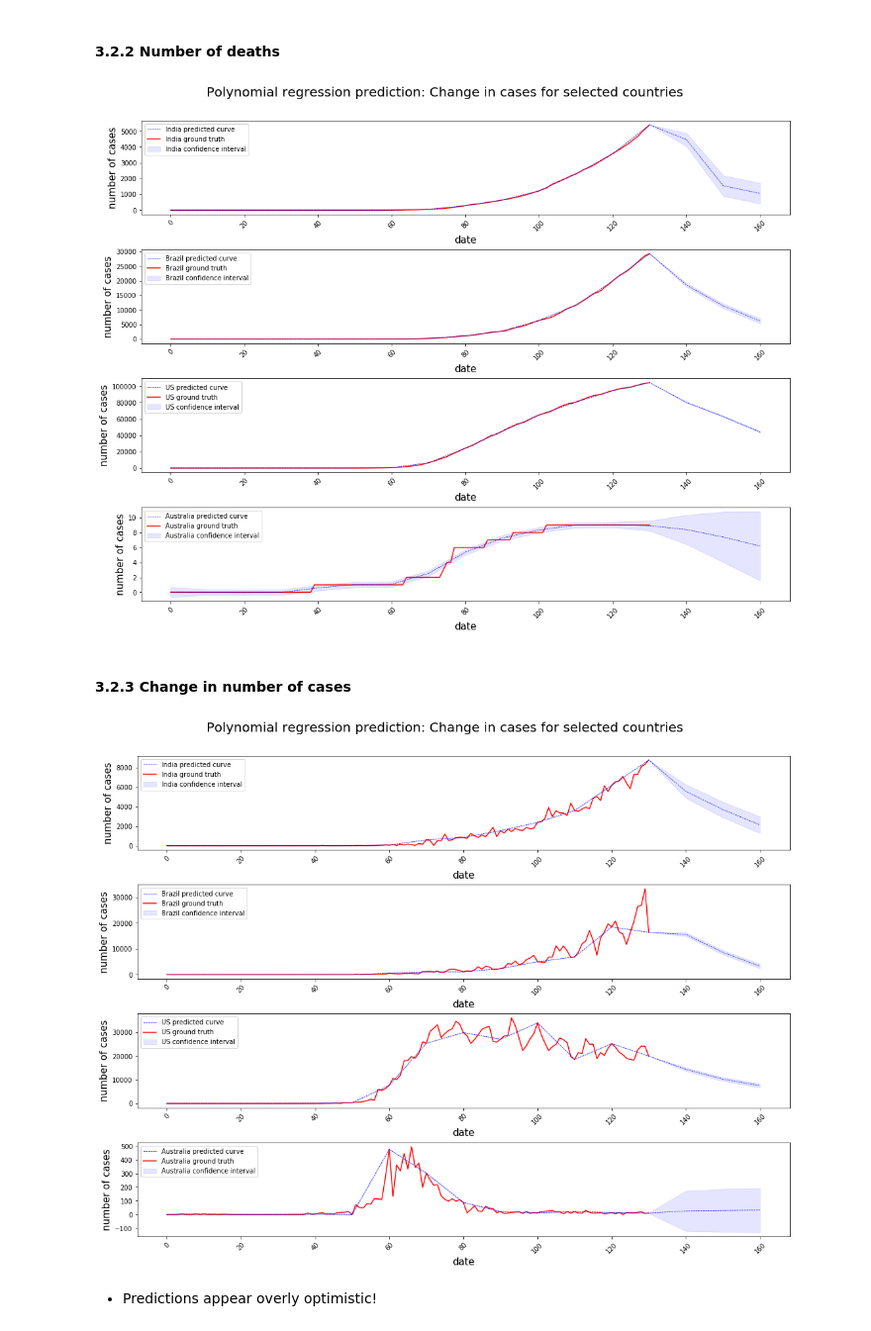
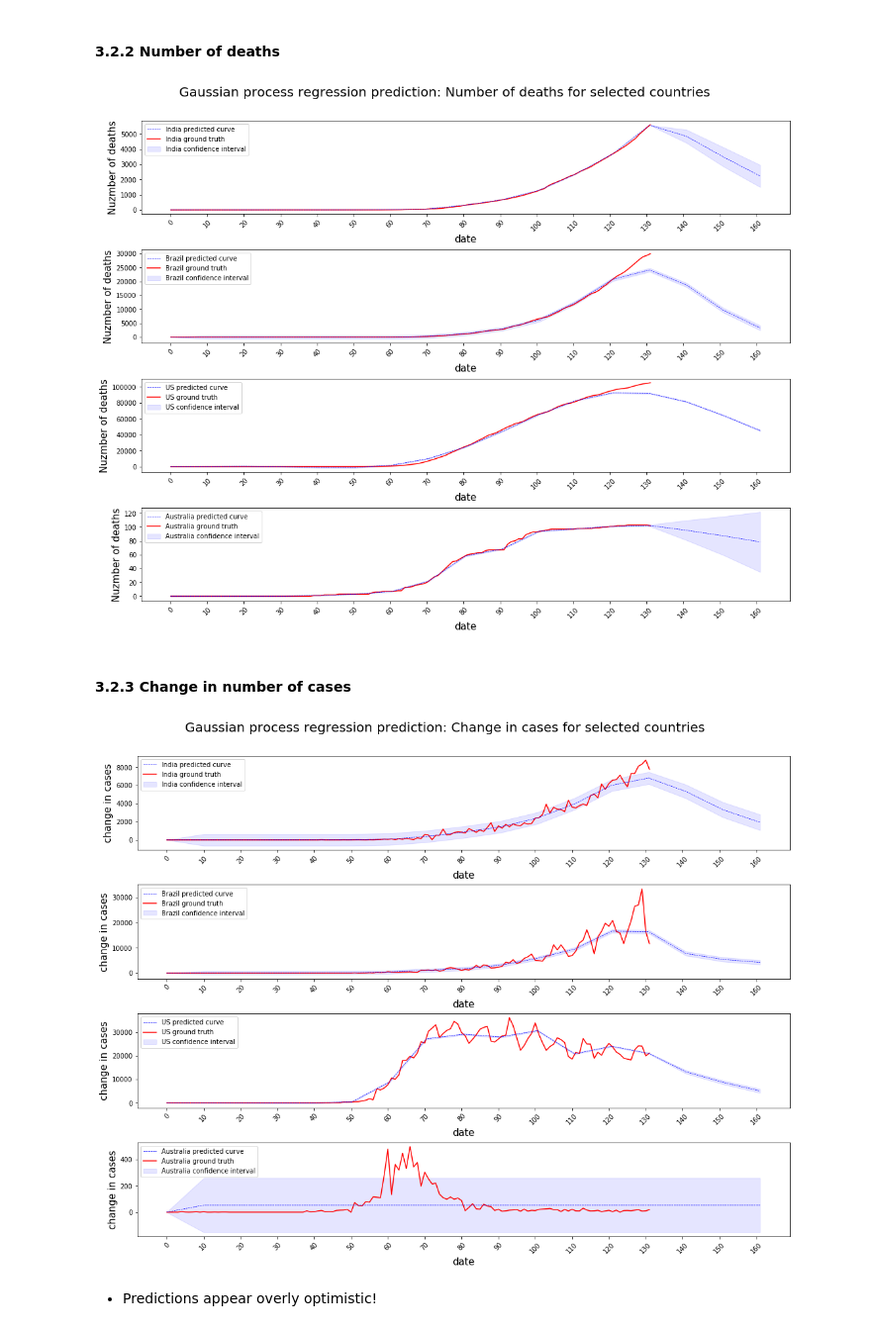
Before and after one commit to j-greggazz/Kaggle, a Jupyter notebook: covid_19/notebooks/Covid 19 comparisons & predictions for selected countries.ipynb, the cells around one changed output. Shown at 99% size. Drawn from its saved outputs; the diff is of its cells as text; code cells hidden in the pictures.

```diff
--- a/covid_19/notebooks/Covid 19 comparisons & predictions for selected countries.ipynb
+++ b/covid_19/notebooks/Covid 19 comparisons & predictions for selected countries.ipynb
@@ -448,7 +451,7 @@ def plotGaussPredictions(df, labels, countryList, pred_window, alphaNoise, kerne
         plt.xticks(rotation=45)
         plt.xlabel("date", size = 15)
         loc = plticker.MultipleLocator(base=10.0) # this locator puts ticks at regular intervals
-        axi.xaxis.set_major_locator(loc)
+        ax.xaxis.set_major_locator(loc)
         plt.ylabel(labels[0], size = 15)
         #plt.title(region, size = 20)
         plt.legend(loc = "upper left")
@@ -457,6 +460,9 @@ def plotGaussPredictions(df, labels, countryList, pred_window, alphaNoise, kerne
     plt.suptitle(labels[1] + " for selected countries", size = 20)
     plt.tight_layout()
     plt.subplots_adjust(left=None, bottom=None, right=None, top=0.92, wspace=None, hspace=None)
+
+def rmsle(ytrue, ypred):
+    return np.sqrt(mean_squared_log_error(ytrue, ypred))
 # %% [markdown]
 #### 1. Update Datasets
 - Run below cell once
@@ -710,8 +718,8 @@ ConstantKernel(10.) * RationalQuadratic(length_scale=100., alpha=0.1),
 ConstantKernel(10.) * RationalQuadratic(alpha=0.1, length_scale=100) + ConstantKernel(10.)* ExpSineSquared(length_scale=0.01, periodicity=1001, length_scale_bounds=(0.00001, 1), periodicity_bounds=(1000, 100000))
 ]
 alphaNoise = 0.5
-
-#gpm = GaussianProcessRegressor(kernel=kk, n_restarts_optimizer=3, alpha=alphaNoise)
+countryList = ['India', 'Brazil', 'US', 'Australia']
+labels = ['number of cases', 'Gaussian process regression prediction: Number of cases']
 prediction_window = 30
 kernel = kernels[1]
 filtering = False
@@ -732,7 +740,7 @@ ConstantKernel(10.) * RationalQuadratic(length_scale=100., alpha=0.1),
 ConstantKernel(10.) * RationalQuadratic(alpha=0.1, length_scale=100) + ConstantKernel(10.)* ExpSineSquared(length_scale=0.01, periodicity=1001, length_scale_bounds=(0.00001, 1), periodicity_bounds=(1000, 100000))
 ]
 alphaNoise = 0.5
-
+labels = ['Nuzmber of deaths', 'Gaussian process regression prediction: Number of deaths']
 #gpm = GaussianProcessRegressor(kernel=kk, n_restarts_optimizer=3, alpha=alphaNoise)
 prediction_window = 30
 kernel = kernels[1]
@@ -743,29 +751,29 @@ cutoff = 0.25
 filterInputs = [filtering, Ts, order, cutoff]
 plotGaussPredictions(deaths_df, labels, countryList, prediction_window, alphaNoise, kernel, filterInputs)
 # %% [output]
-[figure, old version]
+[figure, new version]
 # %% [markdown]
 #### 3.2.3 Change in number of cases
 # %%
 kernels = [
 # 0: Simple Kernel
 ConstantKernel(10.) * RationalQuadratic(length_scale=100., alpha=0.1),
 # 1: Simulate some noise with the high frequency oscillations of the ExpSineSquared kernel
 ConstantKernel(10.) * RationalQuadratic(alpha=0.1, length_scale=100) + ConstantKernel(10.)* ExpSineSquared(length_scale=0.01, periodicity=1001, length_scale_bounds=(0.00001, 1), periodicity_bounds=(1000, 100000))
 ]
 alphaNoise = 0.5
-
+labels = ['change in cases', 'Gaussian process regression prediction: Change in cases']
 #gpm = GaussianProcessRegressor(kernel=kk, n_restarts_optimizer=3, alpha=alphaNoise)
 prediction_window = 30
 kernel = kernels[1]
 filtering = False
 Ts = 1
 order = 6
 cutoff = 0.25
 filterInputs = [filtering, Ts, order, cutoff]
 plotGaussPredictions(changes_conf_df, labels, countryList, prediction_window, alphaNoise, kernel, filterInputs)
 # %% [output]
-[figure, old version]
+[figure, new version]
 # %% [markdown]
 - Predictions appear overly optimistic!
 # %% [markdown]
```
Also changed, not shown: parts of 49 cells of this notebook.
